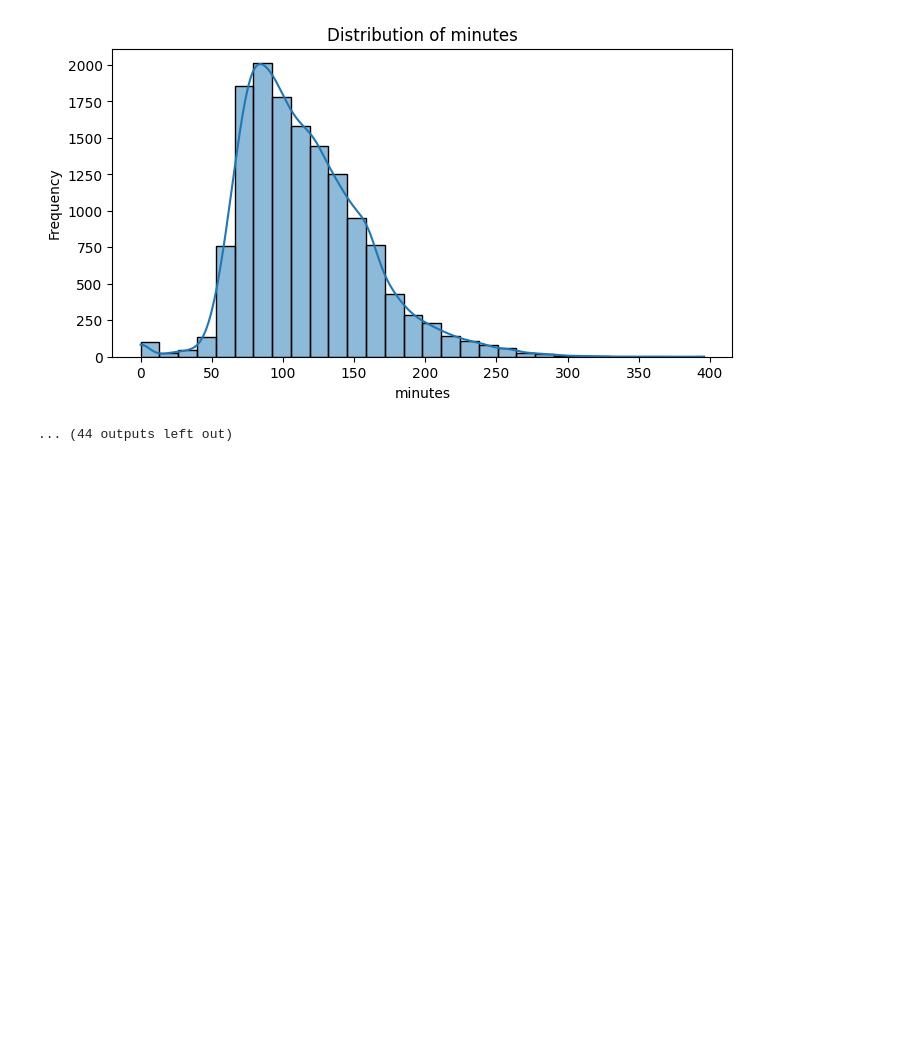
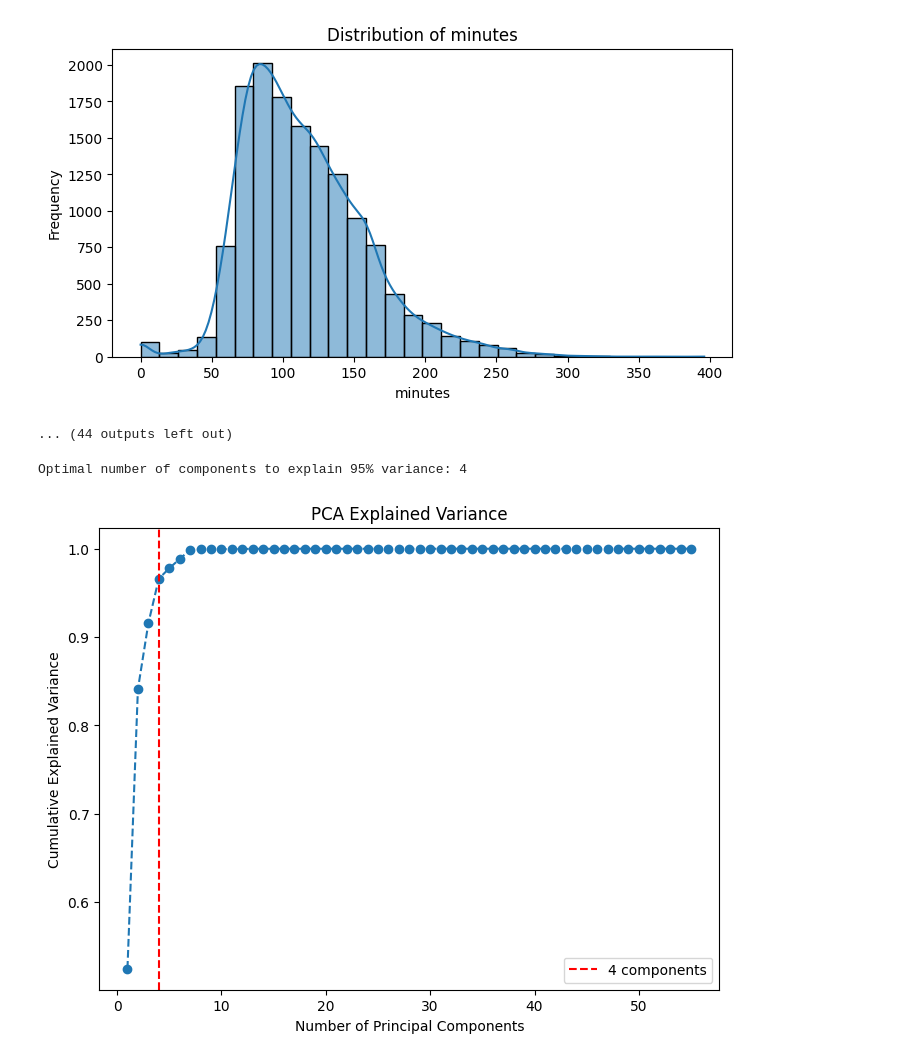
Before and after one commit to KacWNK/Bachelor_Thesis-predicting_results_of_the_tennis_matches_using_machine_learning_models, a Jupyter notebook: src/feature_selection.ipynb, the cells around one changed output. Saved outputs shown, nothing was run; the diff lists cells and outputs as text; code cells hidden in the pictures; blank space fills up the shorter version.

```diff
--- a/src/feature_selection.ipynb
+++ b/src/feature_selection.ipynb
@@ -430,0 +504,22 @@ for col in matches.columns:
+# %%
+pca = PCA()
+X_train_pca = pca.fit_transform(X_train)
+# skumulowany procent wariancji
+cumulative_variance = np.cumsum(pca.explained_variance_ratio_)
+# liczba komponentów, które wyjaśniają 95% wariancji
+optimal_components = np.argmax(cumulative_variance >= 0.95) + 1
+
+print(f"Optimal number of components to explain 95% variance: {optimal_components}")
+
+
+plt.figure(figsize=(8, 6))
+plt.plot(range(1, len(cumulative_variance) + 1), cumulative_variance, marker='o', linestyle='--')
+plt.axvline(x=optimal_components, color='r', linestyle='--', label=f'{optimal_components} components')
+plt.xlabel('Number of Principal Components')
+plt.ylabel('Cumulative Explained Variance')
+plt.title('PCA Explained Variance')
+plt.legend()
+plt.show()
+# %% [output]
+Optimal number of components to explain 95% variance: 4
+[figure, added]
```
Also changed, not shown: parts of 12 cells of this notebook, 1 other file.
